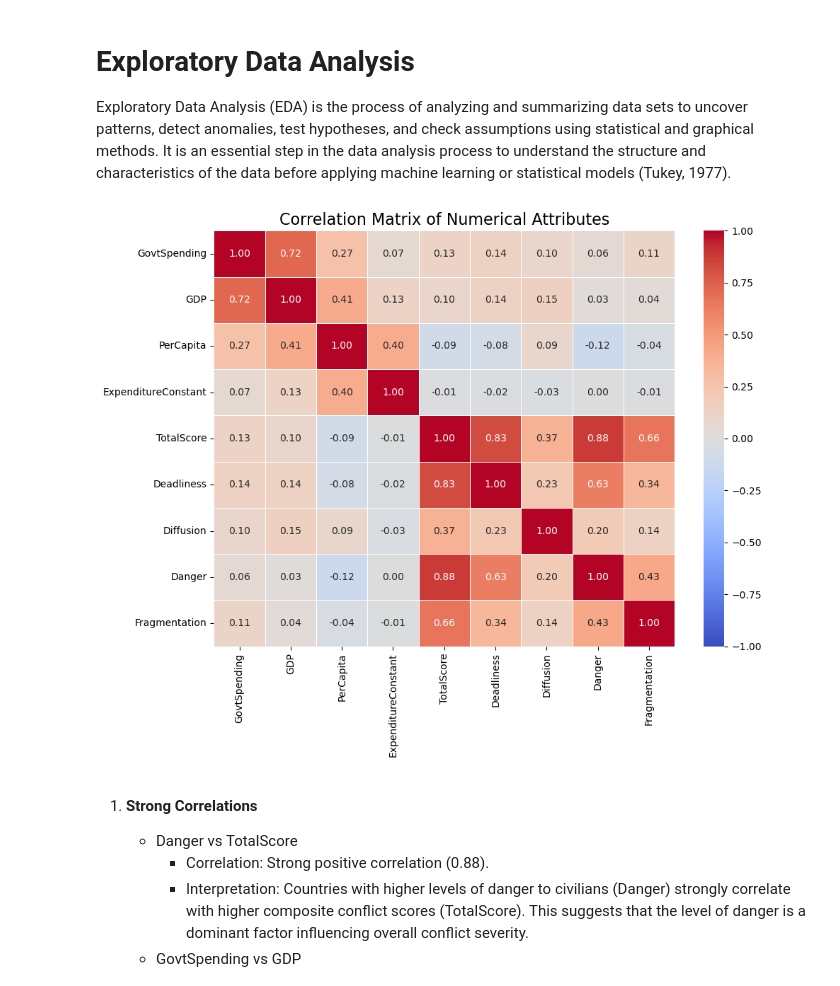
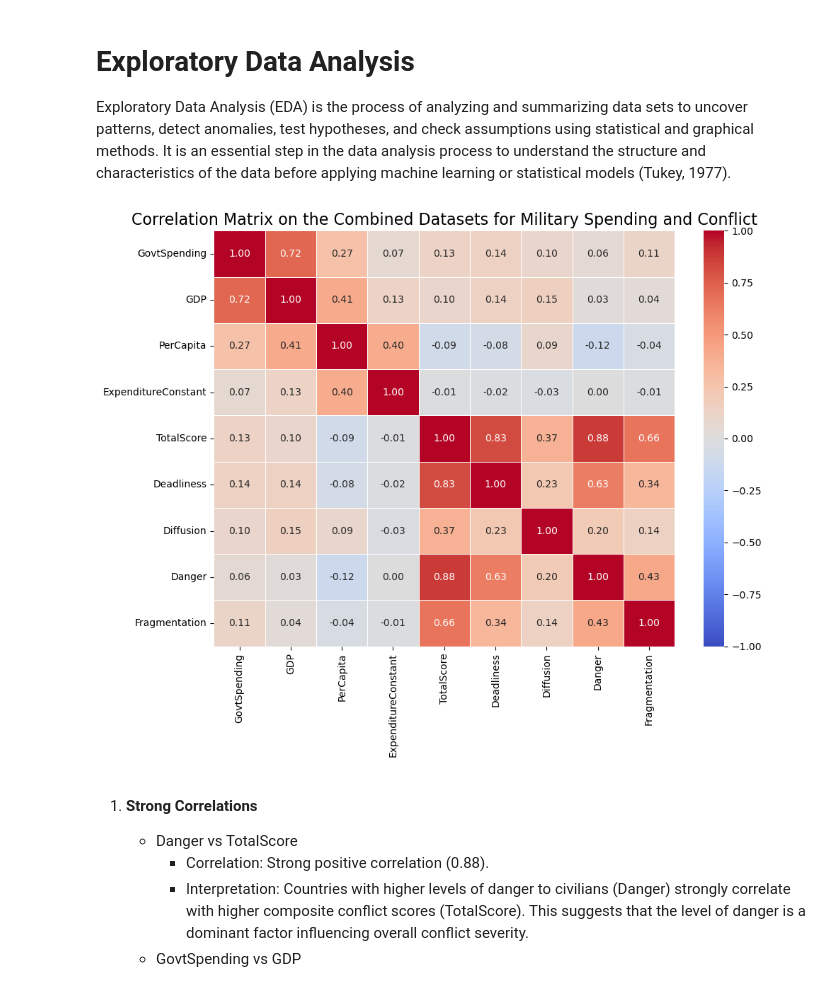
Before and after one commit to swapnilprakashpatil/aai501_6proj, a Jupyter notebook: Notebooks/Clustering Analysis.ipynb, the cells around one changed output. Cells and saved outputs as stored; diff of their text form; code cells hidden in the pictures.

```diff
--- a/Notebooks/Clustering Analysis.ipynb
+++ b/Notebooks/Clustering Analysis.ipynb
@@ -94,34 +94,34 @@ Exploratory Data Analysis (EDA) is the process of analyzing and summarizing data
 # %%
 # Creating a mapping for renaming the columns
 column_rename_map = {
     "Expenditure-Share_of_Govt_spending": "GovtSpending",
     "Expenditure-Share_of_GDP": "GDP",
     "Expenditure_Per_Capita": "PerCapita",
     "Expenditure_Constant_2022": "ExpenditureConstant",
     "total_score": "TotalScore",
     "Deadliness_raw": "Deadliness",
     "Diffusion_raw": "Diffusion",
     "Danger_raw": "Danger",
     "Fragmentation_raw": "Fragmentation"
 }
 
 # Renaming the columns in the dataset
 data.rename(columns=column_rename_map, inplace=True)
 
 # Updating the numerical_columns list with the new names
 numerical_columns = list(column_rename_map.values())
 
 # Calculate the correlation matrix
 correlation_matrix = data[numerical_columns].corr()
 
 # Plot the correlation heatmap
 plt.figure(figsize=(10, 8))
 sns.heatmap(correlation_matrix, annot=True, fmt=".2f", cmap="coolwarm", vmin=-1, vmax=1, linewidths=0.5)
-plt.title("Correlation Matrix of Numerical Attributes", fontsize=16)
+plt.title("Correlation Matrix on the Combined Datasets for Military Spending and Conflict", fontsize=16)
 plt.tight_layout()
 plt.show()
 # %% [output]
-[figure, old version]
+[figure, new version]
 # %% [markdown]
 1. **Strong Correlations**
     - Danger vs TotalScore
```
Also changed, not shown: parts of 2 cells of this notebook, 4 other files.
